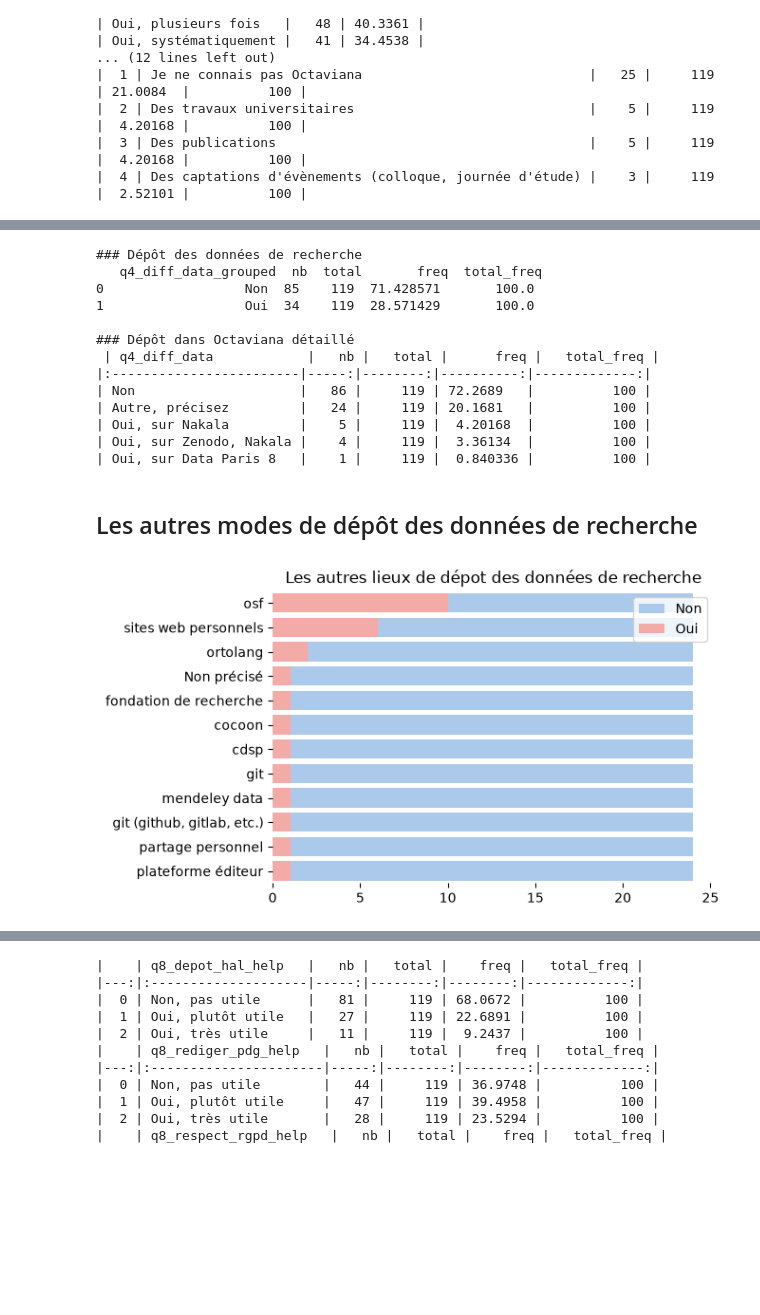
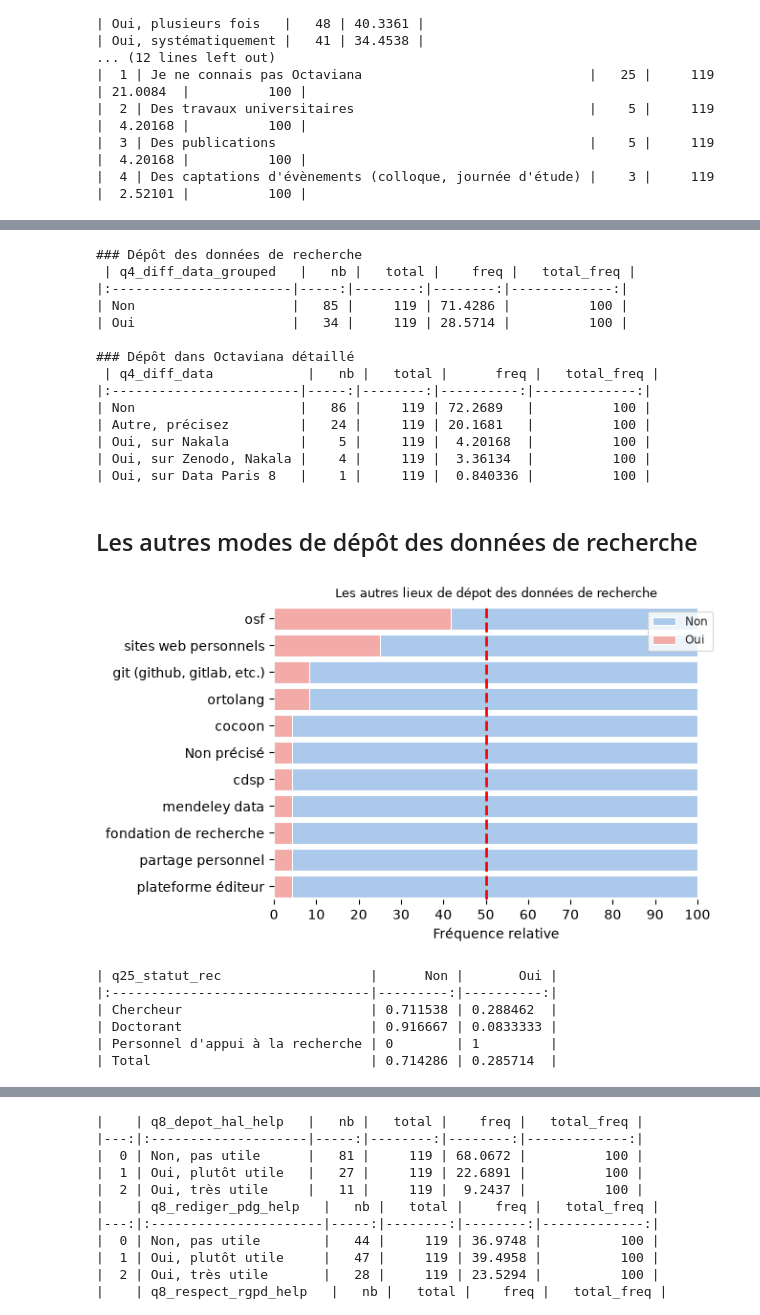
Before and after one commit to luneauaymeric/enquete_SO_p8, a Jupyter notebook: script_analyse/stat_descriptive/connaissance_science_ouverte.ipynb, the cells around one changed output, grey strips where cells are left out. Cells and saved outputs as stored; diff of their text form; code cells hidden in the pictures; blank space fills up the shorter version.

```diff
--- a/script_analyse/stat_descriptive/connaissance_science_ouverte.ipynb
+++ b/script_analyse/stat_descriptive/connaissance_science_ouverte.ipynb
@@ -23,8 +23,7 @@ BUCKET_OUT = "aluneau"
 with fs.open(f"{BUCKET_OUT}/data_eP8/raw/anonymous_answer_2026-07-24.csv", "r") as file_in:
     df0 = pd.read_csv(file_in, sep =",")
 
-list_affil = pd.read_csv("../list_affiliation.csv", sep =",")
-df0 = df0.loc[~df0.q45_clé.isin(["9EAP-NB4B","QNYZ-3MH2"])].merge(list_affil, on = ["q45_clé", "q44_ufr_labo"], how = "left")
+df0 = df0.loc[~df0.q45_clé.isin(["9EAP-NB4B","QNYZ-3MH2"])]
 # %%
 
 df_col = pd.read_csv("../../le_questionnaire/dico_variable.csv", sep = ",")
@@ -177,15 +237,16 @@ df0.loc[df0.q4_diff_data !="Non", "q4_diff_data_grouped"] = "Oui"
 df0.loc[df0.q4_diff_data =="Non", "q4_diff_data_grouped"] = "Non"
 
 depot_donnee = grouped_question(df0, column="q4_diff_data_grouped", index = "q45_clé")
-print("\n### Dépôt des données de recherche\n", depot_donnee)
+print("\n### Dépôt des données de recherche\n", depot_donnee.to_markdown(index=False))
 
 df_exp, depot_donnee2 = split_multiple_choices(df0, column="q4_diff_data", index="q45_clé", sep = '|')
 print("\n### Dépôt dans Octaviana détaillé \n", depot_donnee2.to_markdown(index=False))
 # %% [output]
 ### Dépôt des données de recherche
-   q4_diff_data_grouped  nb  total       freq  total_freq
-0                  Non  85    119  71.428571       100.0
-1                  Oui  34    119  28.571429       100.0
+ | q4_diff_data_grouped   |   nb |   total |    freq |   total_freq |
+|:-----------------------|-----:|--------:|--------:|-------------:|
+| Non                    |   85 |     119 | 71.4286 |          100 |
+| Oui                    |   34 |     119 | 28.5714 |          100 |
 
 ### Dépôt dans Octaviana détaillé
  | q4_diff_data            |   nb |   total |      freq |   total_freq |
@@ -205,27 +267,41 @@ q4 = split_multiple_choices(df0, column="q4_diff_data_rec", index="q45_clé", se
+# %%
+df0.loc[df0["q4_autres_entrepots_rec"]=="git", "q4_autres_entrepots_rec"] = "git (github, gitlab, etc.)"
 # %%
 # Initialize the matplotlib figure
 fig, ax = plt.subplots(1, figsize=(6,4))
 
 # Plot the total crashes
-sns.set_color_codes("pastel")
+sns.set_theme(style="ticks", context="paper",palette="pastel")
 q4_other = df0.loc[df0.q4_diff_data=="Autre, précisez"].fillna("Non précisé")
 col= "q4_autres_entrepots_rec"
 df_exp, gb_data = split_multiple_choices(q4_other, column=col, index="q45_clé", sep = '|')
-sns.barplot(x="total", y=col, data=gb_data,
+sns.barplot(x="total_freq", y=col, data=gb_data,
             label="Non", color="b", ax=ax)
-sns.barplot(x="nb", y=col, data=gb_data,
+sns.barplot(x="freq", y=col, data=gb_data,
             label="Oui", color="r", ax=ax)
 titre = "Les autres lieux de dépot des données de recherche"
 ax.yaxis.set_label_text("")
 ax.xaxis.set_label_text("")
-ax.set(xlabel='Effectif absolu')
+ax.set_xticks(ticks = [0,10,20,30,40,50,60,70,80,90,100])
+ax.axvline(x=50, color="red", linestyle="--", linewidth=2)
+ax.set(xlabel='Fréquence relative')
 ax.set_title(titre.replace("<i>","(").replace("</i>",")"))
 
 
 sns.despine(left=True, bottom=True)
 plt.savefig(f"viz/autre_entrepot_rec.png", bbox_inches='tight', dpi = 200)
 # %% [output]
-[figure, old version]
+[figure, new version]
+# %%
+t = tab_croise(df0, "q25_statut_rec", "q4_diff_data_grouped", regroup_y = False, khideux = False, norm="index")
+print(t[0].to_markdown(index=False))
+# %% [output]
+| q25_statut_rec                   |      Non |       Oui |
+|:---------------------------------|---------:|----------:|
+| Chercheur                        | 0.711538 | 0.288462  |
+| Doctorant                        | 0.916667 | 0.0833333 |
+| Personnel d'appui à la recherche | 0        | 1         |
+| Total                            | 0.714286 | 0.285714  |
 # %% [markdown]
 
 
```
Also changed, not shown: parts of 10 cells of this notebook, 3 other files.
